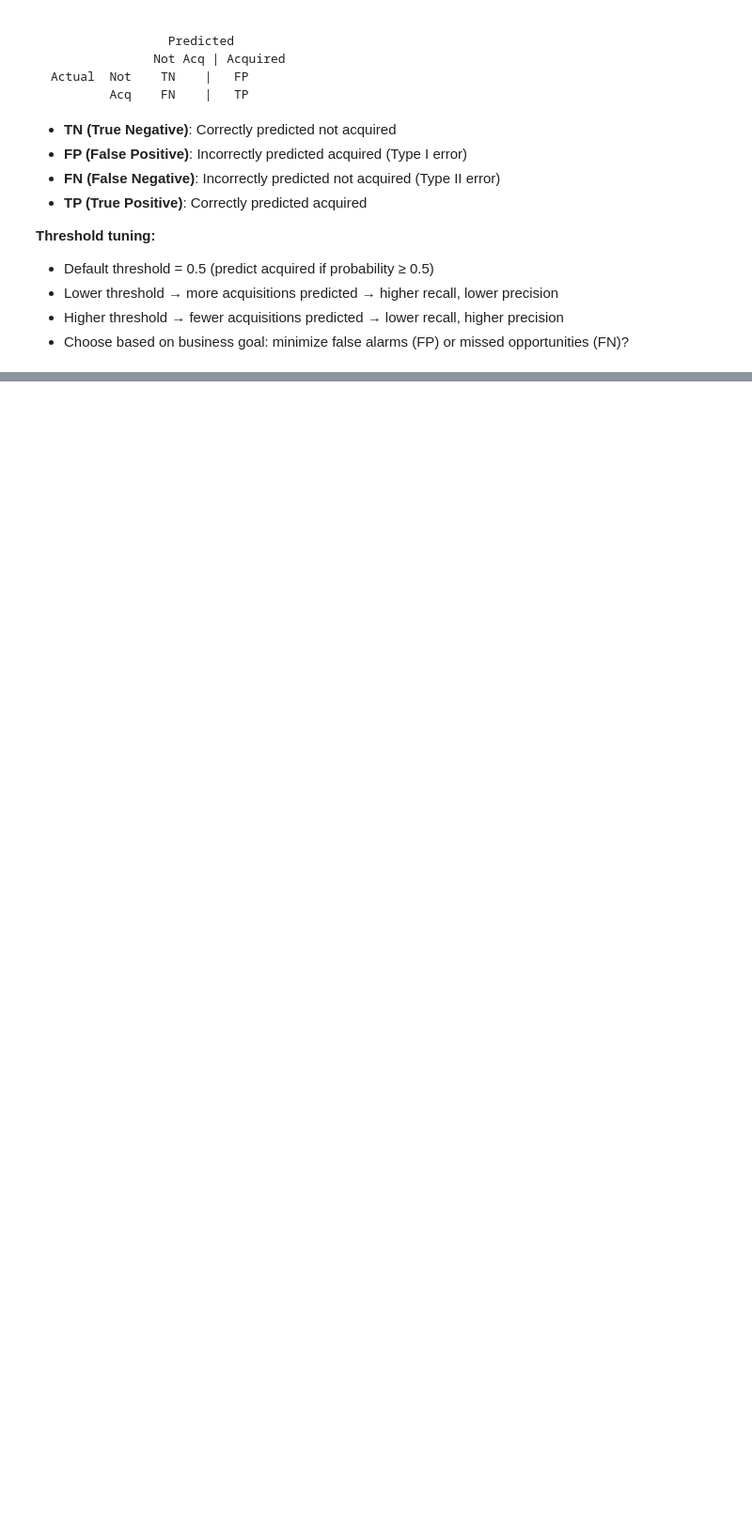
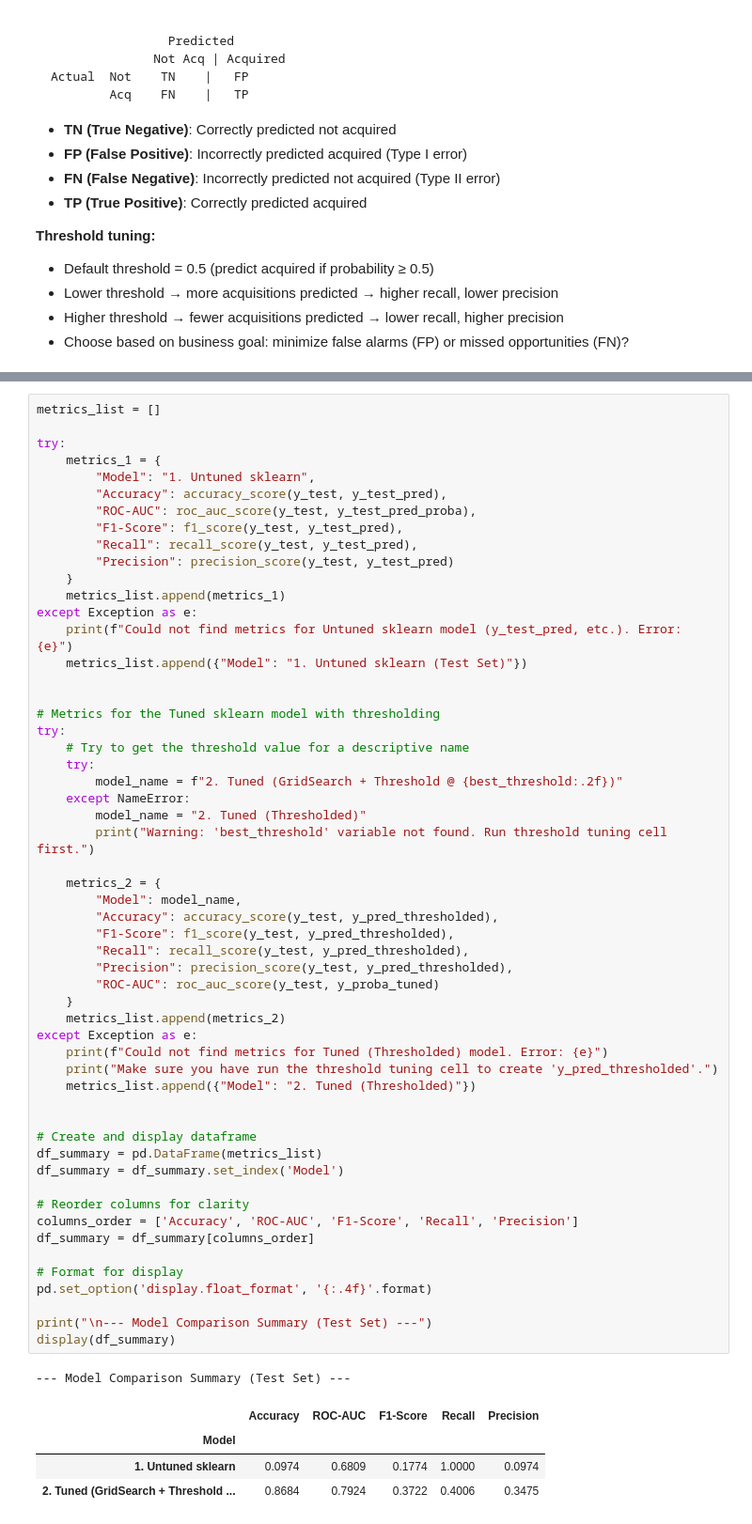
Before and after one commit to othmane-zizi-pro/logistic-regression-startup-exits, a Jupyter notebook: MGSC661 Startup Exits.ipynb, the cells around one changed output, grey strips where cells are left out. Shown at 94% size. Saved outputs shown, nothing was run; the diff lists cells and outputs as text; blank space fills up the shorter version.

```diff
--- a/MGSC661 Startup Exits.ipynb
+++ b/MGSC661 Startup Exits.ipynb
@@ -2143,0 +2257,61 @@ Actual  Not    TN    |   FP
+# %%
+metrics_list = []
+
+try:
+    metrics_1 = {
+        "Model": "1. Untuned sklearn",
+        "Accuracy": accuracy_score(y_test, y_test_pred),
+        "ROC-AUC": roc_auc_score(y_test, y_test_pred_proba),
+        "F1-Score": f1_score(y_test, y_test_pred),
+        "Recall": recall_score(y_test, y_test_pred),
+        "Precision": precision_score(y_test, y_test_pred)
+    }
+    metrics_list.append(metrics_1)
+except Exception as e:
+    print(f"Could not find metrics for Untuned sklearn model (y_test_pred, etc.). Error: {e}")
+    metrics_list.append({"Model": "1. Untuned sklearn (Test Set)"})
+
+
+# Metrics for the Tuned sklearn model with thresholding
+try:
+    # Try to get the threshold value for a descriptive name
+    try:
+        model_name = f"2. Tuned (GridSearch + Threshold @ {best_threshold:.2f})"
+    except NameError:
+        model_name = "2. Tuned (Thresholded)"
+        print("Warning: 'best_threshold' variable not found. Run threshold tuning cell first.")
+
+    metrics_2 = {
+        "Model": model_name,
+        "Accuracy": accuracy_score(y_test, y_pred_thresholded),
+        "F1-Score": f1_score(y_test, y_pred_thresholded),
+        "Recall": recall_score(y_test, y_pred_thresholded),
+        "Precision": precision_score(y_test, y_pred_thresholded),
+        "ROC-AUC": roc_auc_score(y_test, y_proba_tuned)
+    }
+    metrics_list.append(metrics_2)
+except Exception as e:
+    print(f"Could not find metrics for Tuned (Thresholded) model. Error: {e}")
+    print("Make sure you have run the threshold tuning cell to create 'y_pred_thresholded'.")
+    metrics_list.append({"Model": "2. Tuned (Thresholded)"})
+
+
+# Create and display dataframe
+df_summary = pd.DataFrame(metrics_list)
+df_summary = df_summary.set_index('Model')
+
+# Reorder columns for clarity
+columns_order = ['Accuracy', 'ROC-AUC', 'F1-Score', 'Recall', 'Precision']
+df_summary = df_summary[columns_order]
+
+# Format for display
+pd.set_option('display.float_format', '{:.4f}'.format)
+
+print("\n--- Model Comparison Summary (Test Set) ---")
+display(df_summary)
+# %% [output]
+--- Model Comparison Summary (Test Set) ---
+|  | Accuracy | ROC-AUC | F1-Score | Recall | Precision |
+| Model |  |  |  |  |  |
+| 1. Untuned sklearn | 0.0974 | 0.6809 | 0.1774 | 1.0000 | 0.0974 |
+| 2. Tuned (GridSearch + Threshold ... | 0.8684 | 0.7924 | 0.3722 | 0.4006 | 0.3475 |
```
Also changed, not shown: parts of 6 cells of this notebook.
